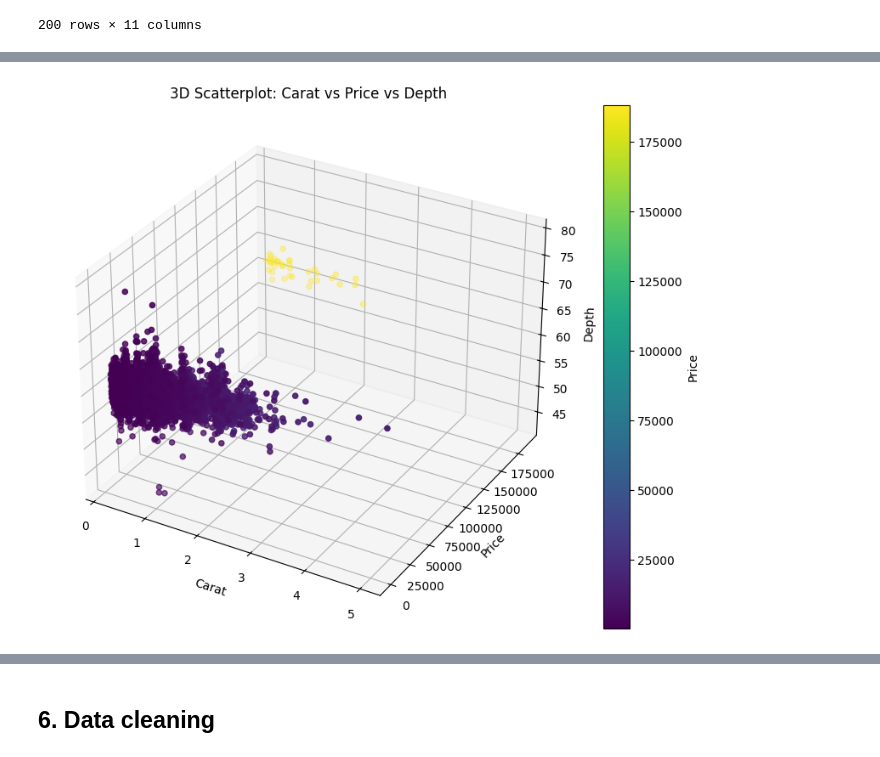
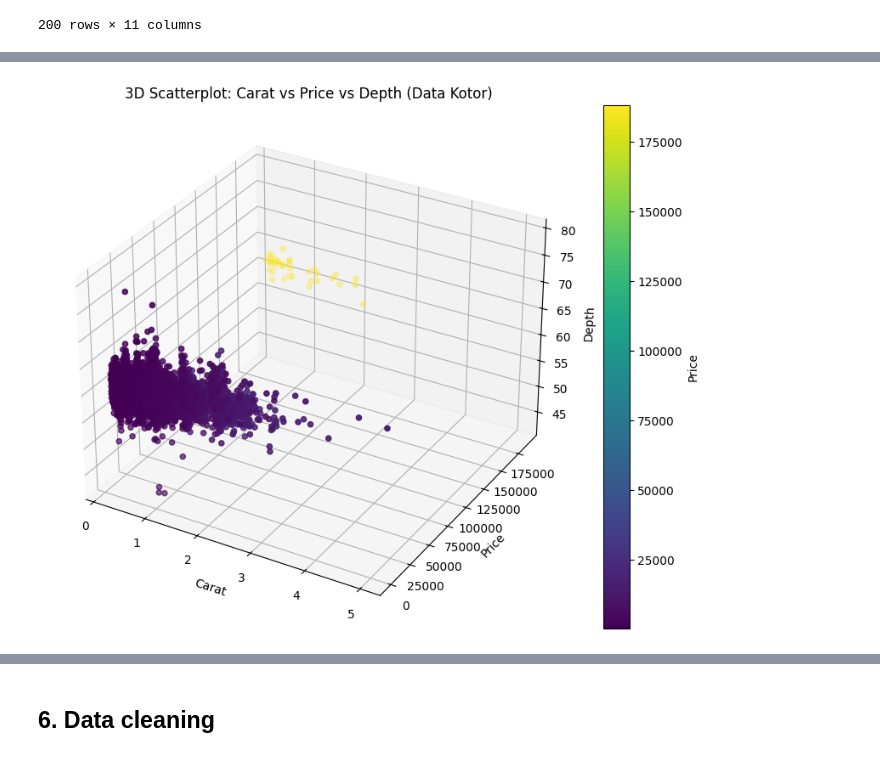
Before and after one commit to LatiefDataVisionary/eda-college-task, a Jupyter notebook: Tugas_EDA_week_8.ipynb, the cells around one changed output, grey strips where cells are left out. Cells and saved outputs as stored; diff of their text form; code cells hidden in the pictures.

```diff
--- a/Tugas_EDA_week_8.ipynb
+++ b/Tugas_EDA_week_8.ipynb
@@ -241,17 +312,16 @@ Secara umum, boxplot menunjukkan bahwa kualitas potongan ("cut") memiliki pengar
 # %%
-# Contoh tambahan: Scatterplot 3D (opsional, butuh library tambahan)
 from mpl_toolkits.mplot3d import Axes3D
 
 fig = plt.figure(figsize=(10, 8))
 ax = fig.add_subplot(111, projection='3d')
 scatter = ax.scatter(df['carat'], df['price'], df['depth'], c=df['price'], cmap='viridis')
 ax.set_xlabel('Carat')
 ax.set_ylabel('Price')
 ax.set_zlabel('Depth')
-plt.title("3D Scatterplot: Carat vs Price vs Depth")
+plt.title("3D Scatterplot: Carat vs Price vs Depth (Data Kotor)")
 plt.colorbar(scatter, label="Price")
 plt.show()
 # %% [output]
-[figure, old version]
+[figure, new version]
 # %% [markdown]
 ## Penjelasan Output
```
Also changed, not shown: parts of 54 cells of this notebook.
